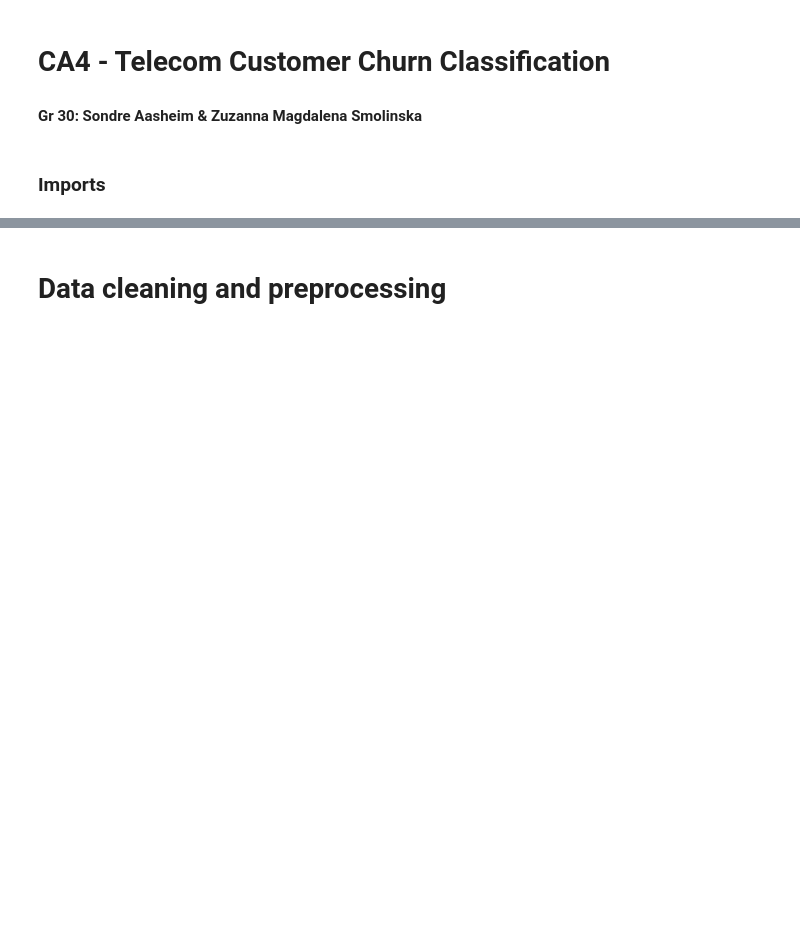
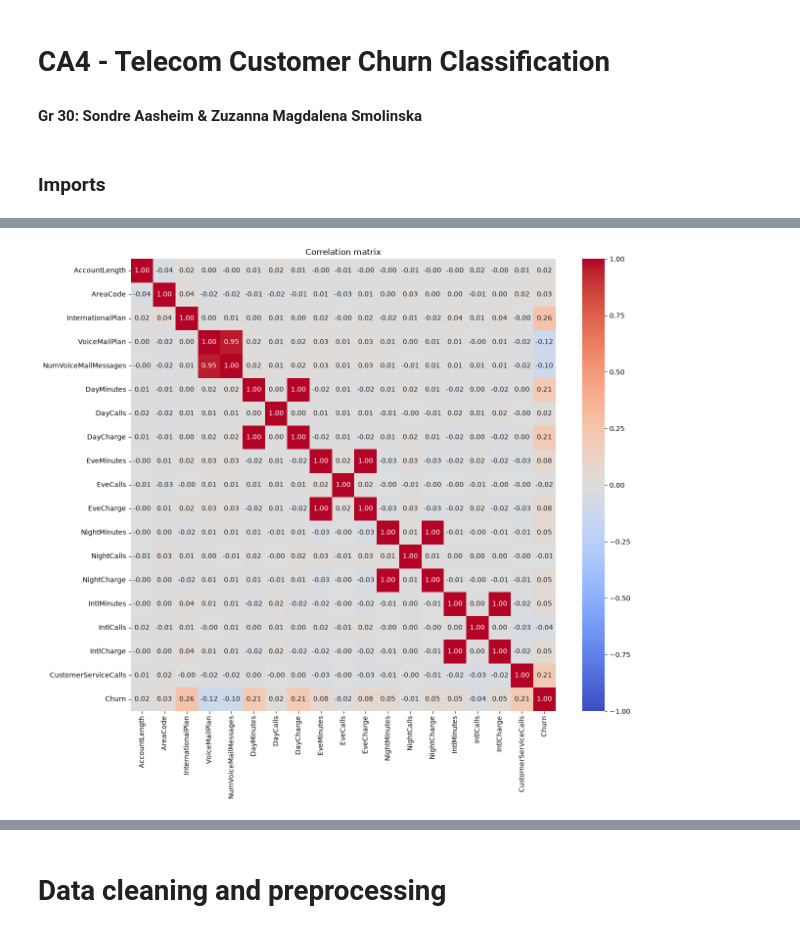
Before and after one commit to sondre04aasheim-spec/Deliverable_4_DAT200, a Jupyter notebook: CA4_template_group_30.ipynb, the cells around one changed output, grey strips where cells are left out. Drawn from its saved outputs; the diff is of its cells as text; code cells hidden in the pictures; blank space fills up the shorter version.

```diff
--- a/CA4_template_group_30.ipynb
+++ b/CA4_template_group_30.ipynb
@@ -121,14 +138,0 @@ plt.show()
-# %%
-# Selecting which features to remove, the full list except State, InternationalPlan, NumVoiceMailMessages
-# and Churn
-# As some functions don't like NaN
-features =['CustomerId', 'AccountLength', 'AreaCode', 'NumVoiceMailMessages',
-           'DayMinutes', 'DayCalls', 'DayCharge', 'EveMinutes', 'EveCalls', 'EveCharge',
-           'NightMinutes', 'NightCalls', 'NightCharge', 'IntlMinutes', 'IntlCalls', 'IntlCharge',
-           'CustomerServiceCalls']
-
-corr = telecom_customer_train[features].corr()
-plt.figure(figsize=(12, 10))
-sns.heatmap(corr, annot=True, fmt=".2f", cmap="coolwarm", vmin=-1, vmax=1)
-plt.title("Correlation matrix")
-plt.show()
@@ -136,0 +146,19 @@ plt.show()
+# %%
+"""
+We build correlation matrix: how strongly the features are related to each other and to Churn.
+CustomerId (just an ID) and State (text with 51 values) are left out.
+
+We make a separate copy of the data just for this plot.
+Correlation only works on numbers, so we turn "yes"/"no" into 1/0 so that the -Plans can be included.
+"""
+corr_data = telecom_customer_train.drop(columns=["CustomerId", "State"]).copy()
+corr_data["InternationalPlan"] = (corr_data["InternationalPlan"] == "yes").astype(int)
+corr_data["VoiceMailPlan"] = (corr_data["VoiceMailPlan"] == "yes").astype(int)
+
+corr = corr_data.corr()
+plt.figure(figsize=(14, 12))
+sns.heatmap(corr, annot=True, fmt=".2f", cmap="coolwarm", vmin=-1, vmax=1)
+plt.title("Correlation matrix")
+plt.show()
+# %% [output]
+[figure, added]
```
Also changed, not shown: parts of 17 cells of this notebook.
